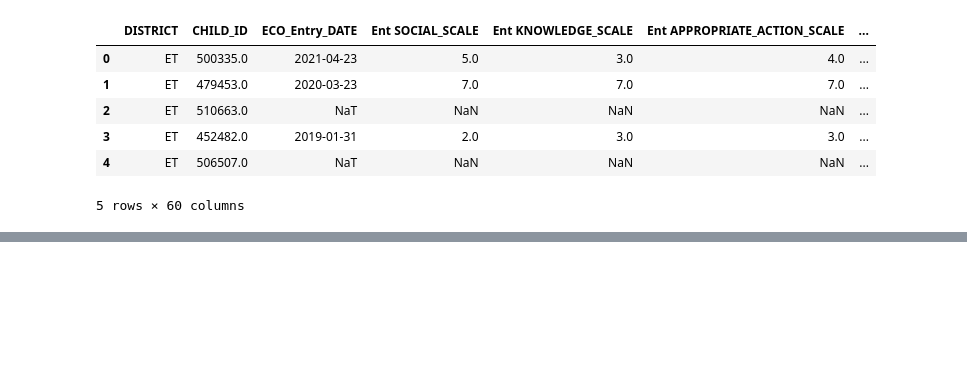
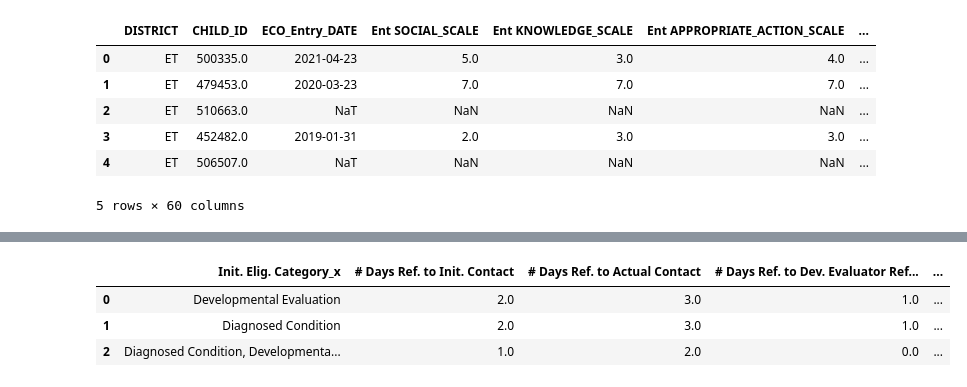
Before and after one commit to NSS-Data-Analytics-Cohort-7/didd-newbalancesonthebloc, a Jupyter notebook: Notebook/DIDD_partner_project.ipynb, the cells around one changed output, grey strips where cells are left out. Saved outputs shown, nothing was run; the diff lists cells and outputs as text; code cells hidden in the pictures; blank space fills up the shorter version.

```diff
--- a/Notebook/DIDD_partner_project.ipynb
+++ b/Notebook/DIDD_partner_project.ipynb
@@ -440,0 +502,2 @@ ax = sns.barplot(x='Days Between', y='value', hue='Init. Elig. Category', data=a
+# %%
+all_merge = pd.merge(eco_21_22_data, new_df_2, how='left', on='CHILD_ID')
@@ -440,0 +524,3 @@ ax = sns.barplot(x='Days Between', y='value', hue='Init. Elig. Category', data=a
+# %%
+all_merge.columns = all_merge.columns.str.replace("'", "")
+all_merge.info()
@@ -440,0 +545,24 @@ ax = sns.barplot(x='Days Between', y='value', hue='Init. Elig. Category', data=a
+# %%
+all_merge = all_merge.loc[(all_merge['# Days Ref. to Init. Contact'] >= 0)
+                          & (all_merge['# Days Ref. to Actual Contact'] >= 0)
+                          & (all_merge['# Days Ref. to Dev. Evaluator Ref. Recd'] >= 0)
+                          & (all_merge['# Days Ref. to Completion of Dev. Eval.'] >= 0)
+                          & (all_merge['# Days Parent Consent to Dev. Eval.'] >= 0)
+                          & (all_merge['# Days Dev. Evaluator Assigned to Dev. Eval.'] >= 0)
+                          & (all_merge['# Days Dev. Eval. to Elig. Det.'] >= 0)
+                          & (all_merge['# Days Ref. to Elig. Det.'] >= 0)]
+# %%
+all_merge_avg = all_merge.groupby('Init. Elig. Category_x', as_index=False)['# Days Ref. to Init. Contact',
+                                                                         '# Days Ref. to Actual Contact',
+                                                                         '# Days Ref. to Dev. Evaluator Ref. Recd',
+                                                                         '# Days Ref. to Completion of Dev. Eval.',
+                                                                         '# Days Parent Consent to Dev. Eval.',
+                                                                         '# Days Dev. Evaluator Assigned to Dev. Eval.',
+                                                                         '# Days Dev. Eval. to Elig. Det.',
+                                                                         '# Days Ref. to Elig. Det.'].median()
+all_merge_avg
+# %% [output]
+|  | Init. Elig. Category_x | # Days Ref. to Init. Contact | # Days Ref. to Actual Contact | # Days Ref. to Dev. Evaluator Ref... | ... |
+| 0 | Developmental Evaluation | 2.0 | 3.0 | 1.0 | ... |
+| 1 | Diagnosed Condition | 2.0 | 3.0 | 1.0 | ... |
+| 2 | Diagnosed Condition, Developmenta... | 1.0 | 2.0 | 0.0 | ... |
```
Also changed, not shown: parts of 28 cells of this notebook.
